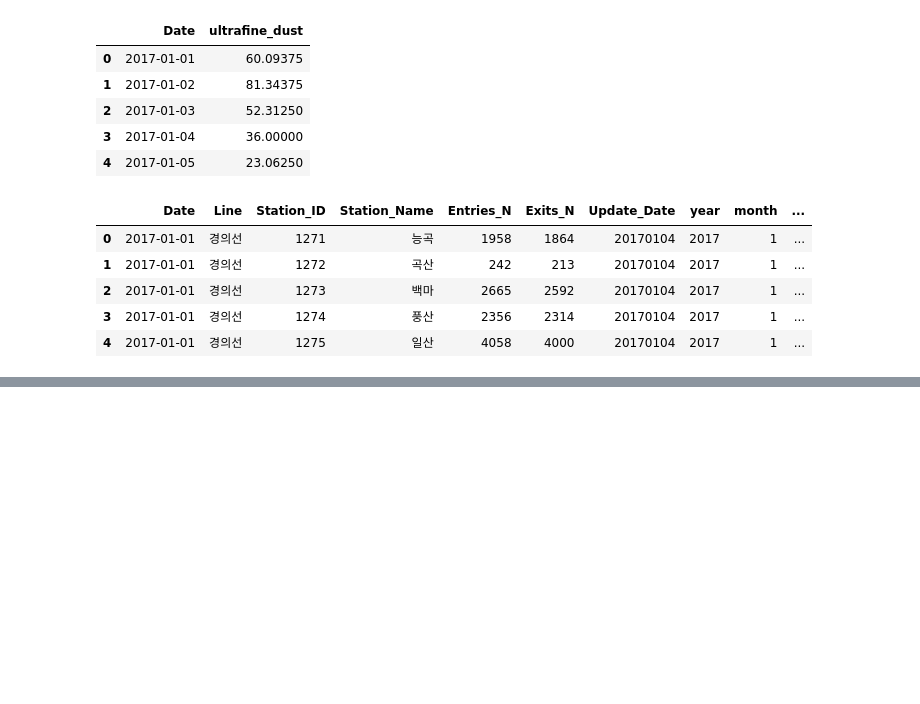
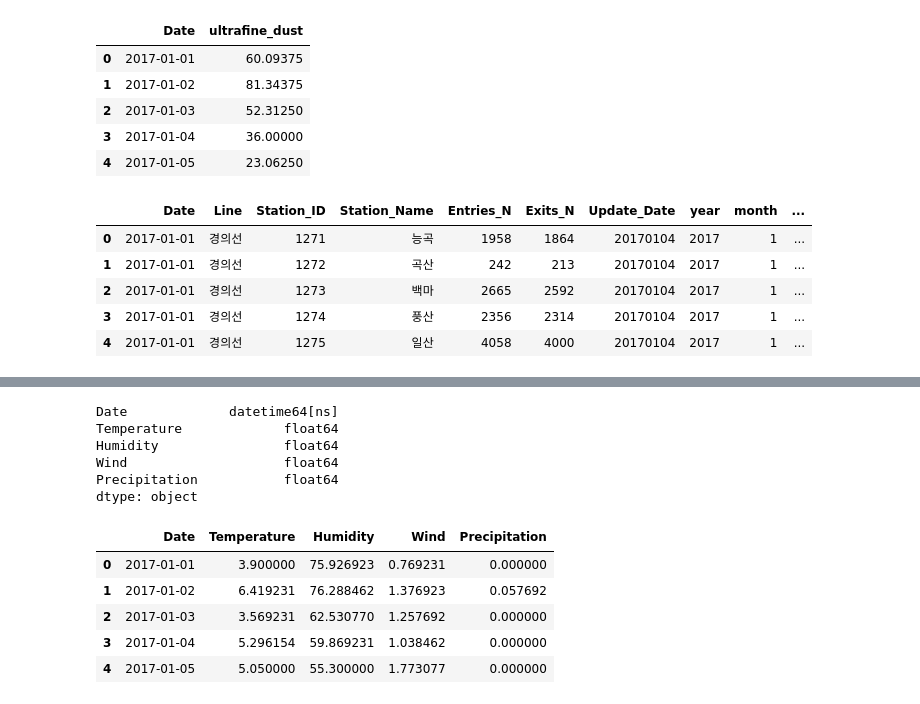
Before and after one commit to MinHyuckChoi/Subway-Project, a Jupyter notebook: Subway_Project.ipynb, the cells around one changed output, grey strips where cells are left out. Drawn from its saved outputs; the diff is of its cells as text; code cells hidden in the pictures; blank space fills up the shorter version.

```diff
--- a/Subway_Project.ipynb
+++ b/Subway_Project.ipynb
@@ -190,0 +206,22 @@ total_subway_dust.head()
+# %%
+weather['Date'] = pd.to_datetime(weather['Date'], format ='%Y%m%d')
+
+weather.dtypes
+# %% [output]
+Date             datetime64[ns]
+Temperature             float64
+Humidity                float64
+Wind                    float64
+Precipitation           float64
+dtype: object
+# %%
+weather = weather.groupby(['Date'],as_index=False).mean()
+
+weather.head()
+# %% [output]
+|  | Date | Temperature | Humidity | Wind | Precipitation |
+| 0 | 2017-01-01 | 3.900000 | 75.926923 | 0.769231 | 0.000000 |
+| 1 | 2017-01-02 | 6.419231 | 76.288462 | 1.376923 | 0.057692 |
+| 2 | 2017-01-03 | 3.569231 | 62.530770 | 1.257692 | 0.000000 |
+| 3 | 2017-01-04 | 5.296154 | 59.869231 | 1.038462 | 0.000000 |
+| 4 | 2017-01-05 | 5.050000 | 55.300000 | 1.773077 | 0.000000 |
```
Also changed, not shown: parts of 4 cells of this notebook.
